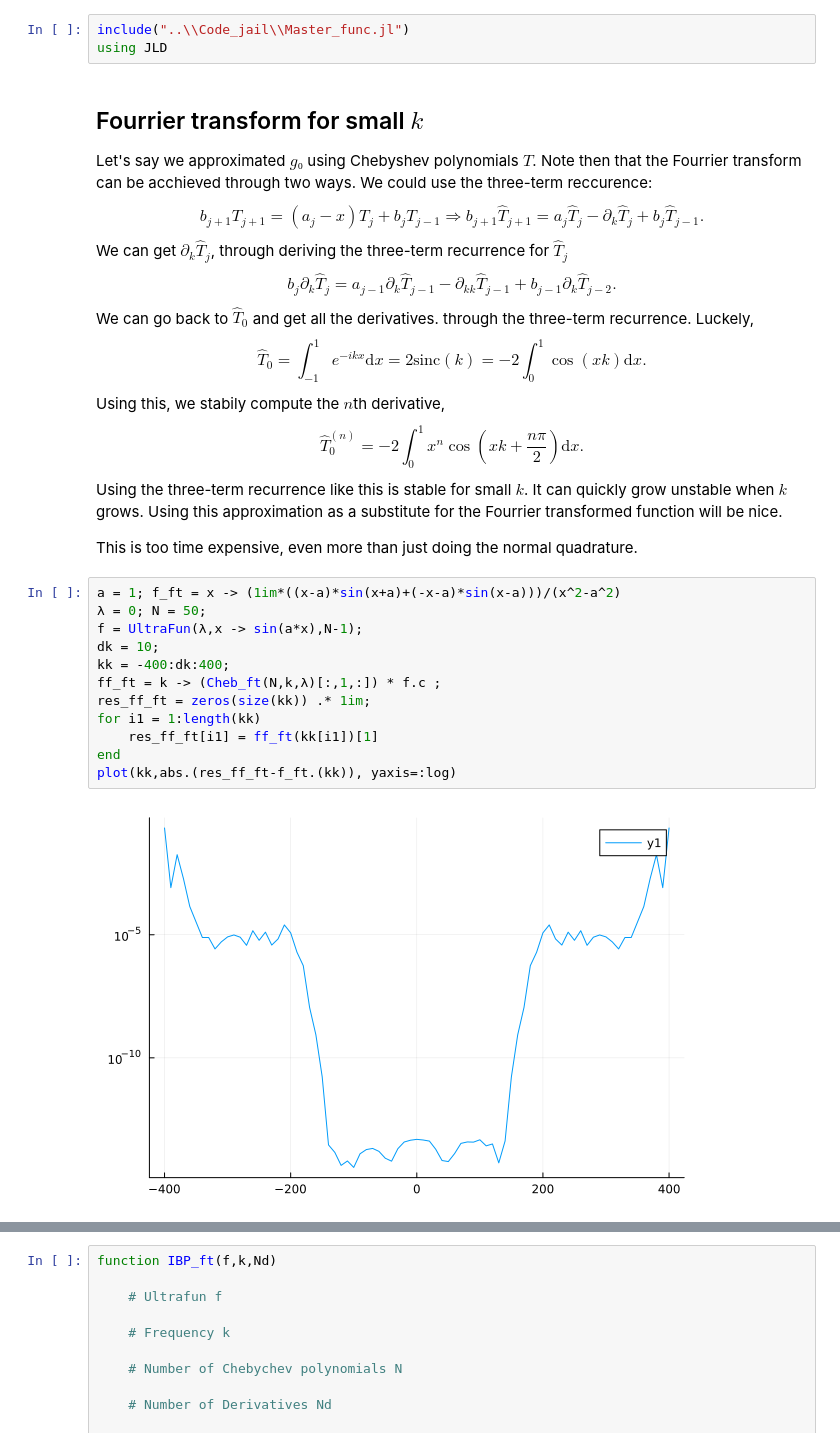
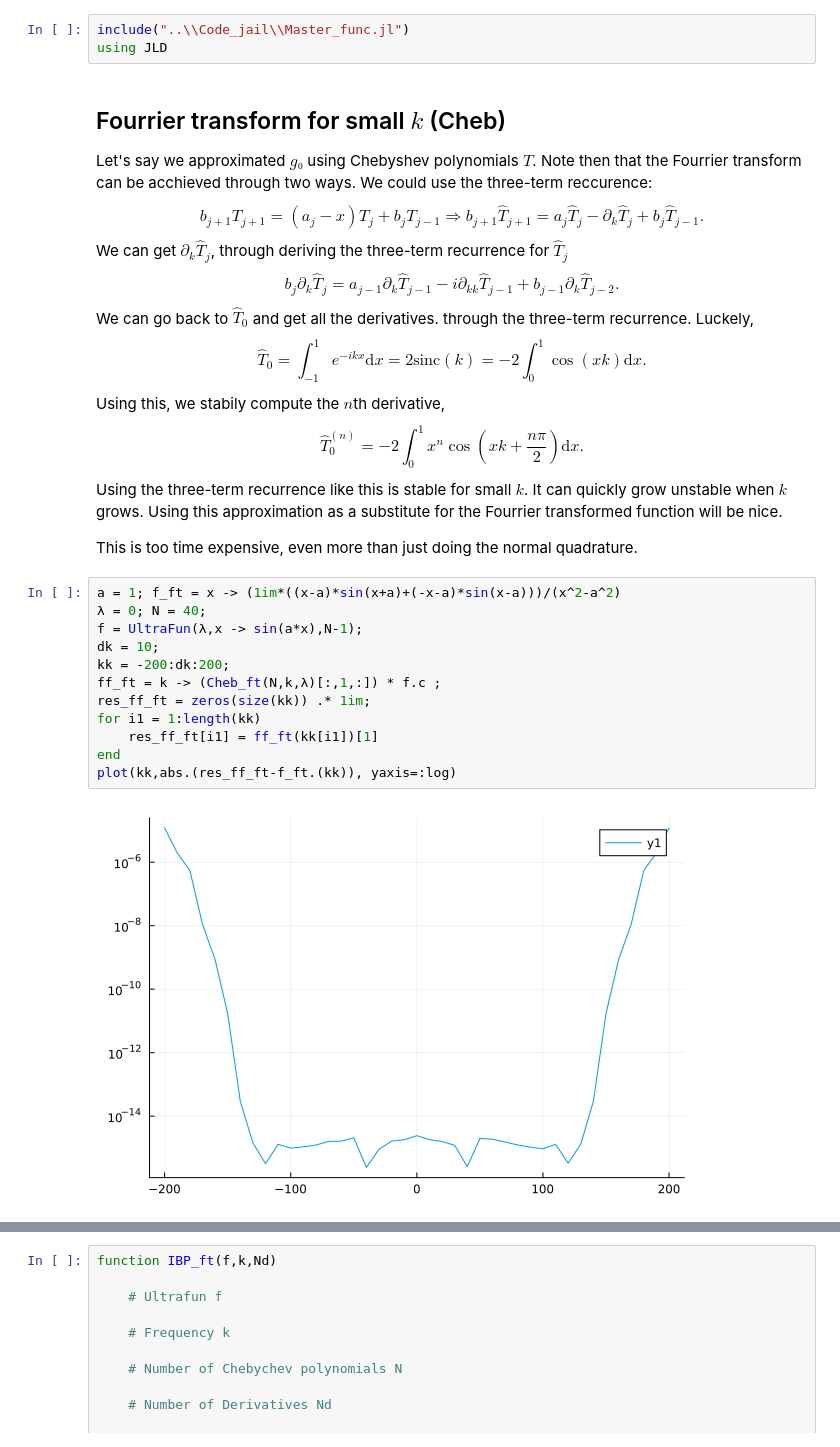
Before and after one commit to WietseVaes/NUTM-timestep, a Jupyter notebook: Memos/Fourrier_Transform.ipynb, the cells around one changed output, grey strips where cells are left out. Drawn from its saved outputs; the diff is of its cells as text.

```diff
--- a/Memos/Fourrier_Transform.ipynb
+++ b/Memos/Fourrier_Transform.ipynb
@@ -2,14 +2,14 @@
 include("..\\Code_jail\\Master_func.jl")
 using JLD
 # %% [markdown]
-## Fourrier transform for small $k$
+## Fourrier transform for small $k$ (Cheb)
 Let's say we approximated $g₀$ using Chebyshev polynomials $T$. Note then that the Fourrier transform can be acchieved through two ways. We could use the three-term reccurence:
 $$
 b_{j+1}T_{j+1} = (a_j-x)T_j + b_jT_{j-1} ⇒ b_{j+1}\hat{T}_{j+1} = a_j\hat{T}_j-\partial_k\hat{T}_j + b_j\hat{T}_{j-1}.
 $$
 We can get $\partial_k\hat{T}_j$, through deriving the three-term recurrence for $\hat{T}_j$
 $$
-b_{j}\partial_k\hat{T}_j = a_{j-1}\partial_k\hat{T}_{j-1}-\partial_{kk}\hat{T}_{j-1} + b_{j-1}\partial_k\hat{T}_{j-2}.
+b_{j}\partial_k\hat{T}_j = a_{j-1}\partial_k\hat{T}_{j-1}-i\partial_{kk}\hat{T}_{j-1} + b_{j-1}\partial_k\hat{T}_{j-2}.
 $$
 We can go back to $\hat{T}_{0}$ and get all the derivatives. through the three-term recurrence. Luckely,
 $$
@@ -24,16 +24,16 @@ Using the three-term recurrence like this is stable for small $k$. It can quickl
 This is too time expensive, even more than just doing the normal quadrature.
 # %%
 a = 1; f_ft = x -> (1im*((x-a)*sin(x+a)+(-x-a)*sin(x-a)))/(x^2-a^2)
-λ = 0; N = 50;
+λ = 0; N = 40;
 f = UltraFun(λ,x -> sin(a*x),N-1);
 dk = 10;
-kk = -400:dk:400;
+kk = -200:dk:200;
 ff_ft = k -> (Cheb_ft(N,k,λ)[:,1,:]) * f.c ;
 res_ff_ft = zeros(size(kk)) .* 1im;
 for i1 = 1:length(kk)
     res_ff_ft[i1] = ff_ft(kk[i1])[1]
 end
 plot(kk,abs.(res_ff_ft-f_ft.(kk)), yaxis=:log)
 # %% [output]
-[figure, old version]
+[figure, new version]
 # %% [markdown]
```
Also changed, not shown: parts of 1 cell of this notebook.
